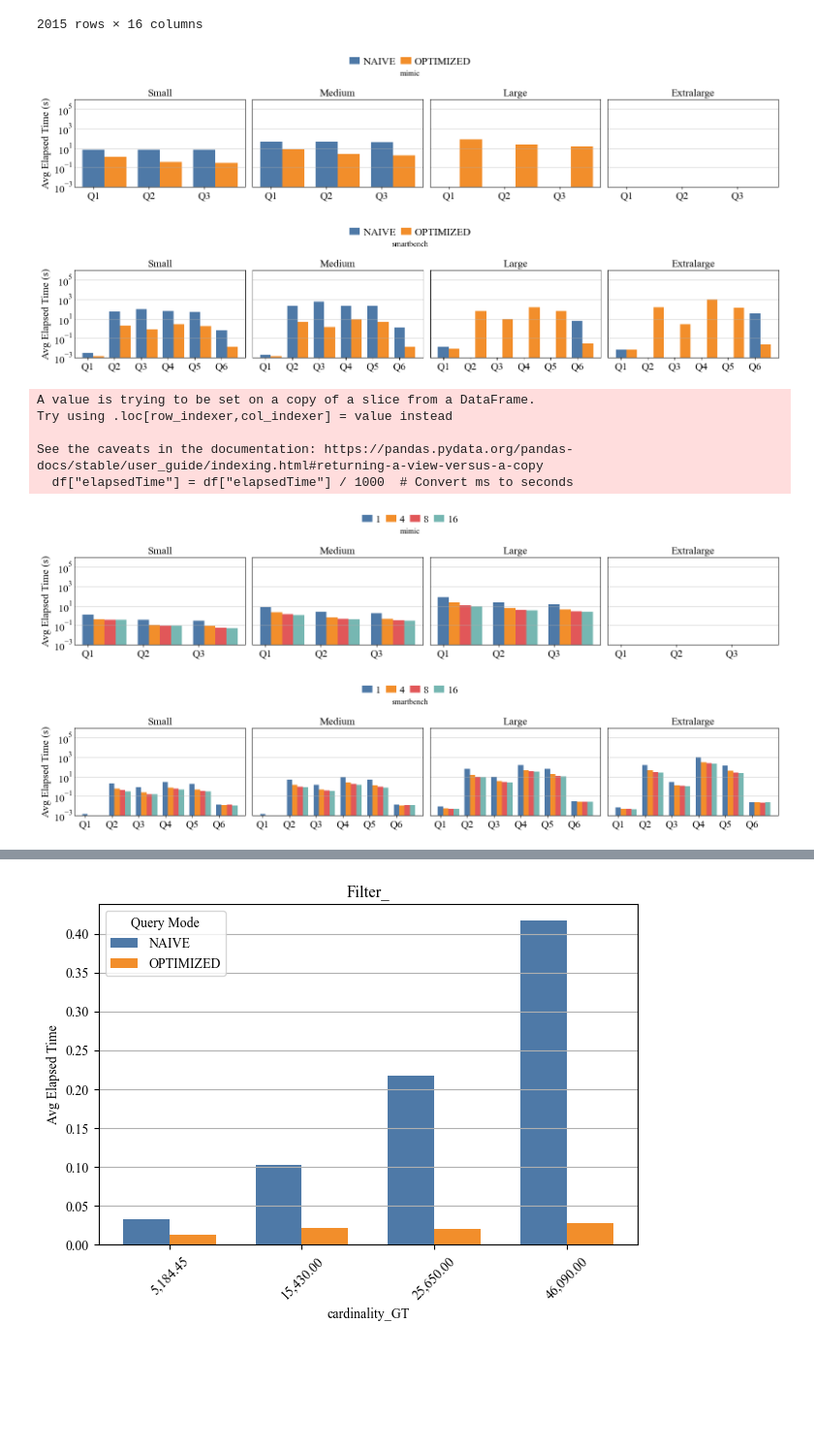
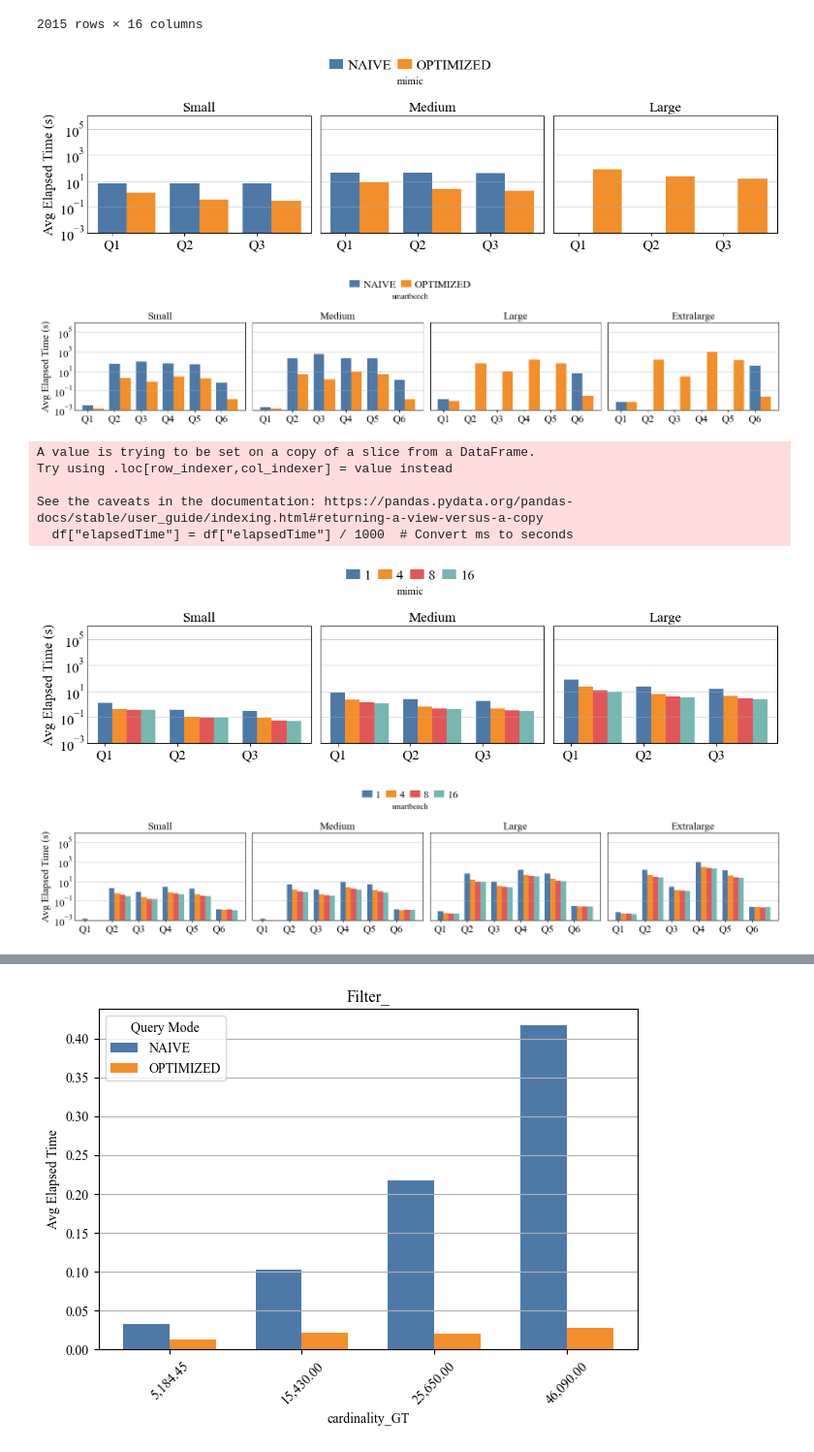
Before and after one commit to big-unibo/STGraph-evaluation, a Jupyter notebook: postprocessing/STGraph.ipynb, the cells around one changed output, grey strips where cells are left out. Shown at 97% size. Saved outputs shown, nothing was run; the diff lists cells and outputs as text; code cells hidden in the pictures; blank space fills up the shorter version.

Commit message:
update charts

```diff
--- a/postprocessing/STGraph.ipynb
+++ b/postprocessing/STGraph.ipynb
@@ -467,6 +467,7 @@ def plot_per_dataset(df_grouped, column="queryMode", title="opt"):
     for dataset in datasets:
         df_d = df_grouped[df_grouped["dataset"] == dataset]
         sizes = ["Small", "Medium", "Large", "Extralarge"]
+        sizes = [s for s in sizes if s in df_d["datasetSize"].unique()]
         query_ids = sorted(df_d["queryid"].unique())
         query_modes = sorted(df_d[column].unique())
 
@@ -494,47 +495,45 @@ def plot_per_dataset(df_grouped, column="queryMode", title="opt"):
                 bars = ax.bar(
                     x + i * width,
                     values,
                     width=width,
                     label=mode
                 )
             ax.set_title(f"Size: {size}")
             ax.set_xticks(x + width * (len(query_modes) - 1) / 2)
             # --- X axis ---
             ax.set_xticks(x)
             ax.set_xticklabels(query_ids, fontsize=font)  # tick X più grandi
 
             # --- Y axis ---
             ax.set_yscale("log")
             ax.set_ylim(0.001, CLIP_VALUE)
             ax.tick_params(axis="y", which="major", labelsize=font)
             ax.tick_params(axis="y", which="both", length=0)
             ax.yaxis.grid(True, which='major', linestyle='-', linewidth=0.5)
             ax.set_title(size, fontsize=font)
         axes[0].set_ylabel("Avg Elapsed Time (s)", fontsize=font)
 
         # shared legend
         handles, labels = axes[0].get_legend_handles_labels()
         fig.legend(handles, labels, ncol=len(query_modes), **legend_settings)
         plt.suptitle(f"{dataset}")
         plt.tight_layout()  # margini ottimizzati
         plt.savefig(os.path.join(figures_path, f"query_{title}_{dataset}.pdf"), bbox_inches='tight')
         plt.show()
 
-df_grouped = clean_df_stats(query_statistics.copy(deep=True), threads=1, numMachines=1, groupby_cols=["dataset", "datasetSize", "queryid", "queryMode"], queryid_exact_match=True, model="STGraph")
-plot_per_dataset(df_grouped, title="opt")
+plot_per_dataset(clean_df_stats(query_statistics.copy(deep=True), threads=1, numMachines=1, groupby_cols=["dataset", "datasetSize", "queryid", "queryMode"], queryid_exact_match=True, model="STGraph"), title="opt")
 # %% [output]
-[figure, old version]
+[figure, new version]
 [figure]
 # %%
-df_grouped = clean_df_stats(query_statistics.copy(deep=True), queryMode="OPTIMIZED", numMachines=1, groupby_cols=["dataset", "datasetSize", "queryid", "threads"], queryid_exact_match=True, model="STGraph")
-plot_per_dataset(df_grouped, column="threads", title="threads")
+plot_per_dataset(clean_df_stats(query_statistics.copy(deep=True), queryMode="OPTIMIZED", numMachines=1, groupby_cols=["dataset", "datasetSize", "queryid", "threads"], queryid_exact_match=True, model="STGraph"), column="threads", title="threads")
 # %% [output]
 A value is trying to be set on a copy of a slice from a DataFrame.
 Try using .loc[row_indexer,col_indexer] = value instead
 
 See the caveats in the documentation: https://pandas.pydata.org/pandas-docs/stable/user_guide/indexing.html#returning-a-view-versus-a-copy
   df["elapsedTime"] = df["elapsedTime"] / 1000  # Convert ms to seconds
-[figure, old version]
+[figure, new version]
 [figure]
 # %%
 df_grouped = clean_df_stats(query_statistics.copy(deep=True), queryMode="OPTIMIZED", threads=16, groupby_cols=["dataset", "datasetSize", "queryid", "numMachines"], queryid_exact_match=True, model="STGraph")
```
Also changed, not shown: parts of 1 cell of this notebook, 10 other files.
